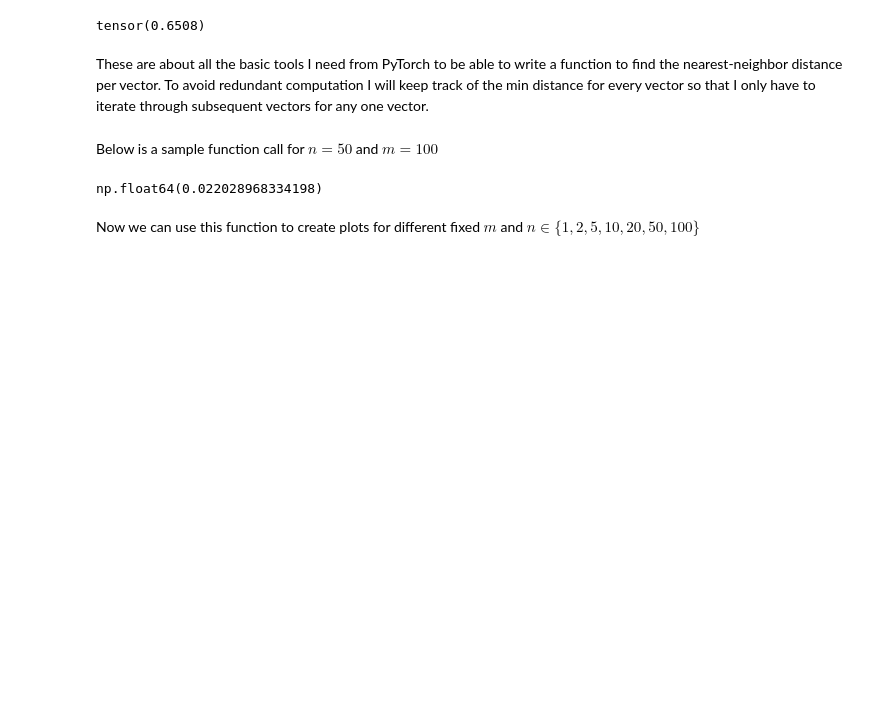
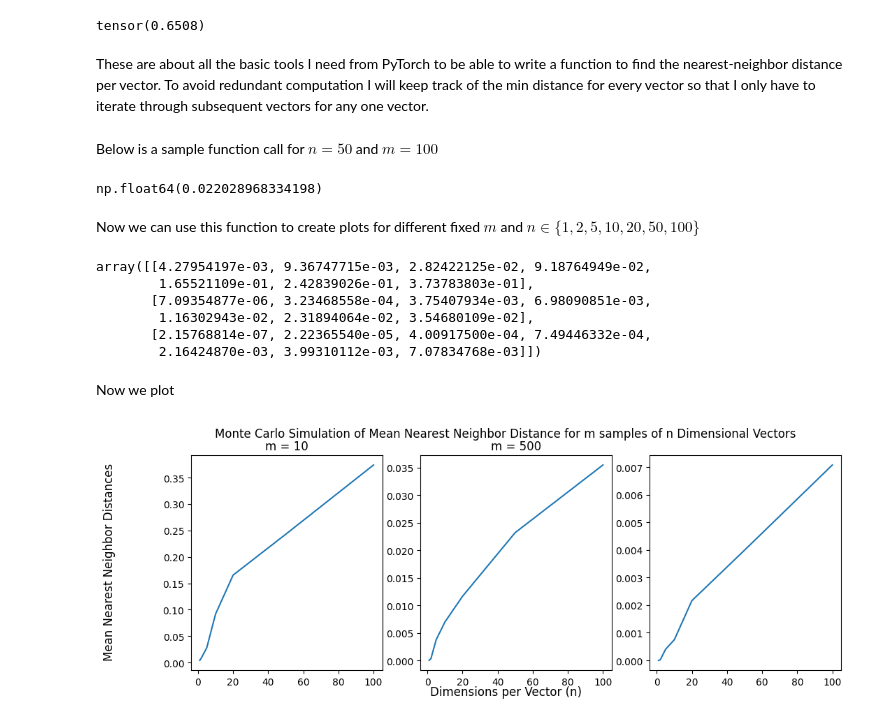
Before and after one commit to Dolphcode/cs-370-repo, a Jupyter notebook: assignments/assignment-1/part-A.ipynb, the cells around one changed output. Saved outputs shown, nothing was run; the diff lists cells and outputs as text; code cells hidden in the pictures; blank space fills up the shorter version.

```diff
--- a/assignments/assignment-1/part-A.ipynb
+++ b/assignments/assignment-1/part-A.ipynb
@@ -91,3 +91,43 @@ mean_nearest_neighbors(50, 100)
 np.float64(0.022028968334198)
 # %% [markdown]
 Now we can use this function to create plots for different fixed $m$ and $n\in\{1, 2, 5, 10, 20, 50, 100\}$
+# %%
+# Create a meshgrid of m, n pairs
+n = np.array([1, 2, 5, 10, 20, 50, 100])
+m = np.array([10, 100, 500])
+
+# Compute
+mean_dists = np.zeros((m.shape[0], n.shape[0]))
+for i in np.arange(m.shape[0]):
+    for j in np.arange(n.shape[0]):
+        mean_dists[i][j] = mean_nearest_neighbors(n[j], m[i])
+
+# Display
+mean_dists
+# %% [output]
+array([[4.27954197e-03, 9.36747715e-03, 2.82422125e-02, 9.18764949e-02,
+        1.65521109e-01, 2.42839026e-01, 3.73783803e-01],
+       [7.09354877e-06, 3.23468558e-04, 3.75407934e-03, 6.98090851e-03,
+        1.16302943e-02, 2.31894064e-02, 3.54680109e-02],
+       [2.15768814e-07, 2.22365540e-05, 4.00917500e-04, 7.49446332e-04,
+        2.16424870e-03, 3.99310112e-03, 7.07834768e-03]])
+# %% [markdown]
+Now we plot
+# %%
+fig, axes = plt.subplots(1, 3, figsize=(12, 4))
+
+axes[0].plot(n, mean_dists[0])
+axes[1].plot(n, mean_dists[1])
+axes[2].plot(n, mean_dists[2])
+
+axes[0].set_title("m = 10")
+axes[1].set_title("m = 100")
+axes[2].set_title("m = 500")
+
+fig.supxlabel("Dimensions per Vector (n)")
+fig.supylabel("Mean Nearest Neighbor Distances")
+fig.suptitle("Monte Carlo Simulation of Mean Nearest Neighbor Distance for m samples of n Dimensional Vectors")
+
+plt.show()
+# %% [output]
+[figure, added]
```
